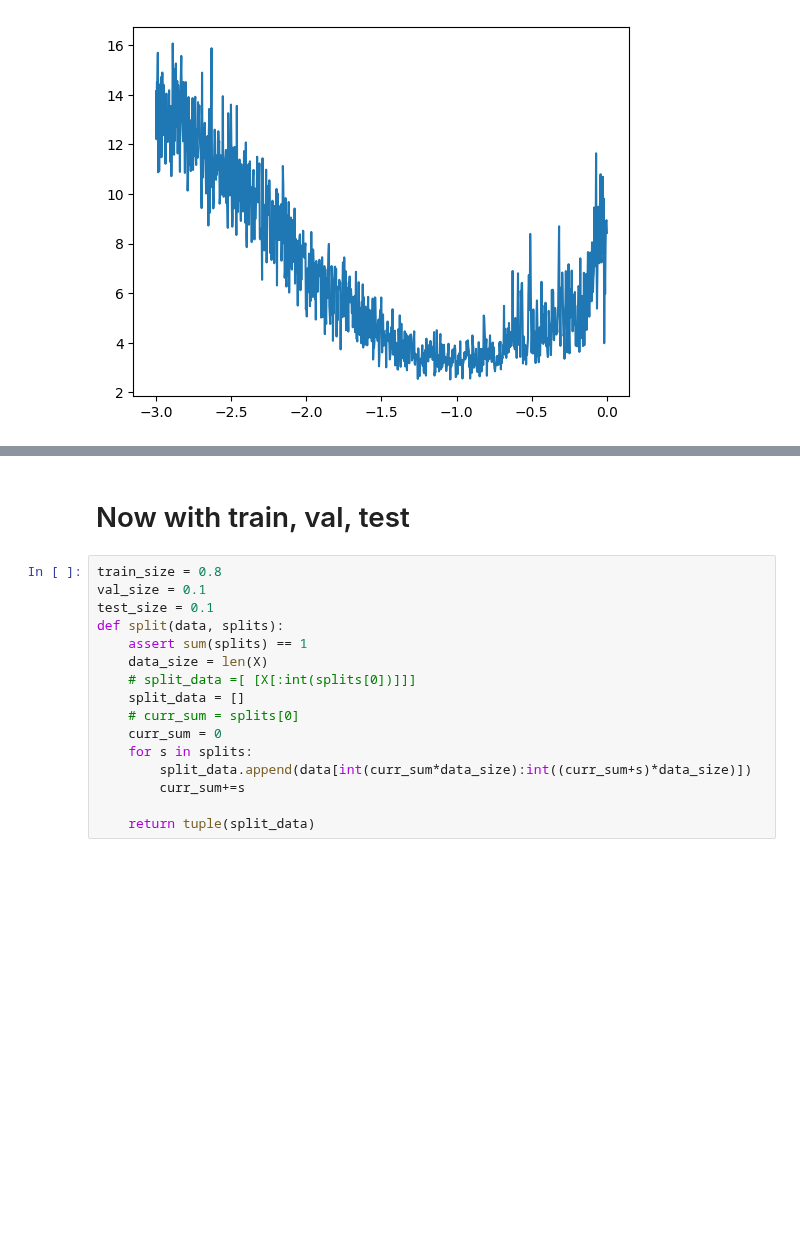
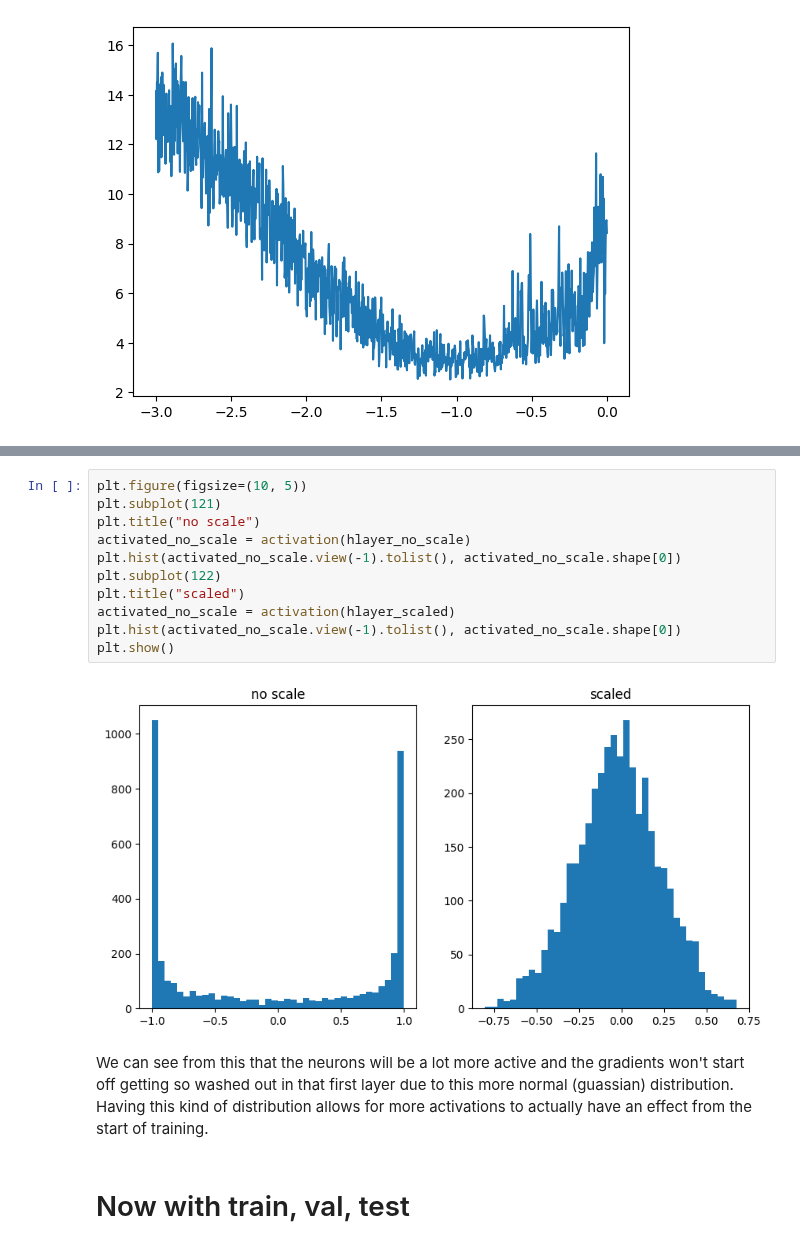
Before and after one commit to ananddtyagi/makemore, a Jupyter notebook: mlp.ipynb, the cells around one changed output, grey strips where cells are left out. Saved outputs shown, nothing was run; the diff lists cells and outputs as text; blank space fills up the shorter version.

```diff
--- a/mlp.ipynb
+++ b/mlp.ipynb
@@ -164,21 +187,20 @@ print(loss)
+# %%
+plt.figure(figsize=(10, 5))
+plt.subplot(121)
+plt.title("no scale")
+activated_no_scale = activation(hlayer_no_scale)
+plt.hist(activated_no_scale.view(-1).tolist(), activated_no_scale.shape[0])
+plt.subplot(122)
+plt.title("scaled")
+activated_no_scale = activation(hlayer_scaled)
+plt.hist(activated_no_scale.view(-1).tolist(), activated_no_scale.shape[0])
+plt.show()
+# %% [output]
+[figure, added]
+# %% [markdown]
+We can see from this that the neurons will be a lot more active and the gradients won't start off getting so washed out in that first layer due to this more normal (guassian) distribution. Having this kind of distribution allows for more activations to actually have an effect from the start of training.
 # %% [markdown]
 # Now with train, val, test
-# %%
-train_size = 0.8
-val_size = 0.1
-test_size = 0.1
-def split(data, splits):
-    assert sum(splits) == 1
-    data_size = len(X)
-    # split_data =[ [X[:int(splits[0])]]]
-    split_data = []
-    # curr_sum = splits[0]
-    curr_sum = 0
-    for s in splits:
-        split_data.append(data[int(curr_sum*data_size):int((curr_sum+s)*data_size)])
-        curr_sum+=s
-
-    return tuple(split_data)
 # %%
 def forward_pass(X, Y, parameters):
     C, W1, b1, W2, b2 = parameters
```
Also changed, not shown: parts of 18 cells of this notebook, 2 other files.
